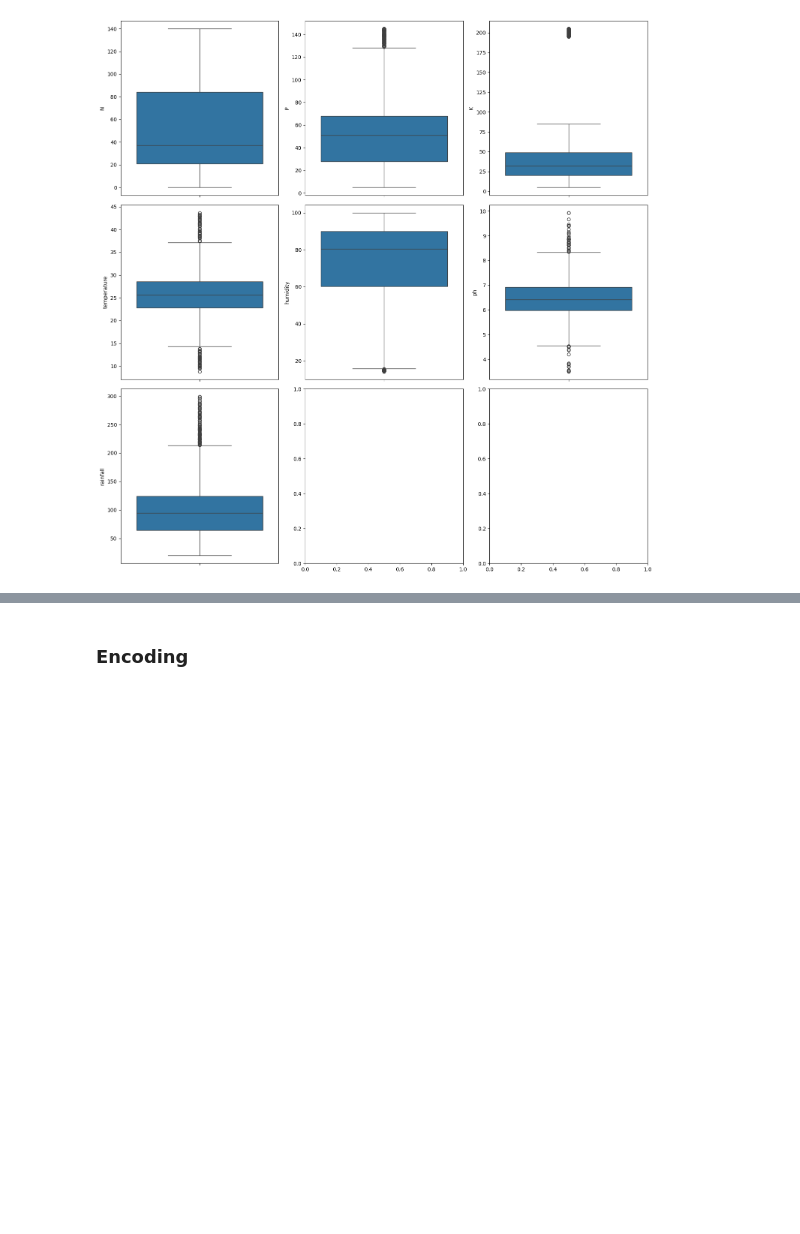
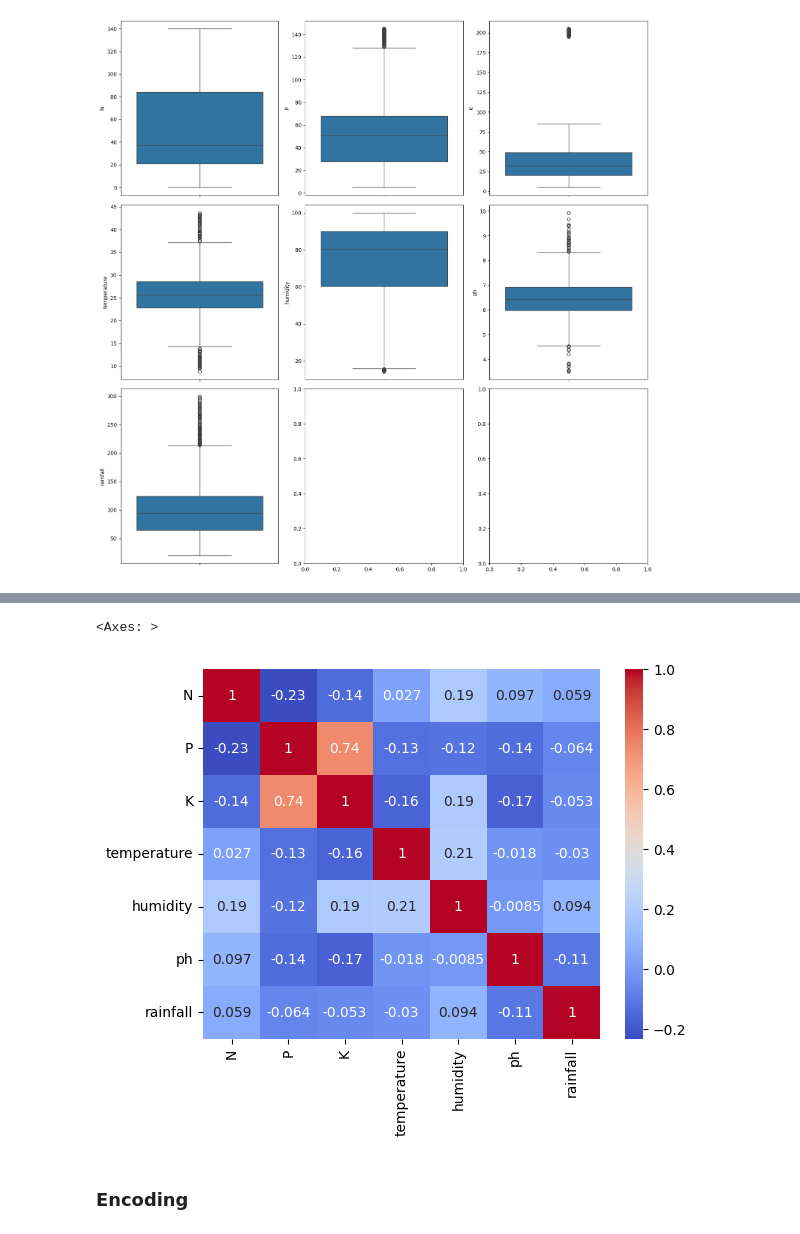
Before and after one commit to VatsalModi81/Week-3, a Jupyter notebook: crop.ipynb, the cells around one changed output, grey strips where cells are left out. Drawn from its saved outputs; the diff is of its cells as text; code cells hidden in the pictures; blank space fills up the shorter version.

```diff
--- a/crop.ipynb
+++ b/crop.ipynb
@@ -156,3 +181,8 @@ NameError: name 'num_columns' is not defined
+# %%
+sns.heatmap(corr, annot=True, cmap='coolwarm')
+# %% [output]
+<Axes: >
+[figure, added]
 # %% [markdown]
 ### Encoding
 # %%
```
Also changed, not shown: parts of 23 cells of this notebook.
